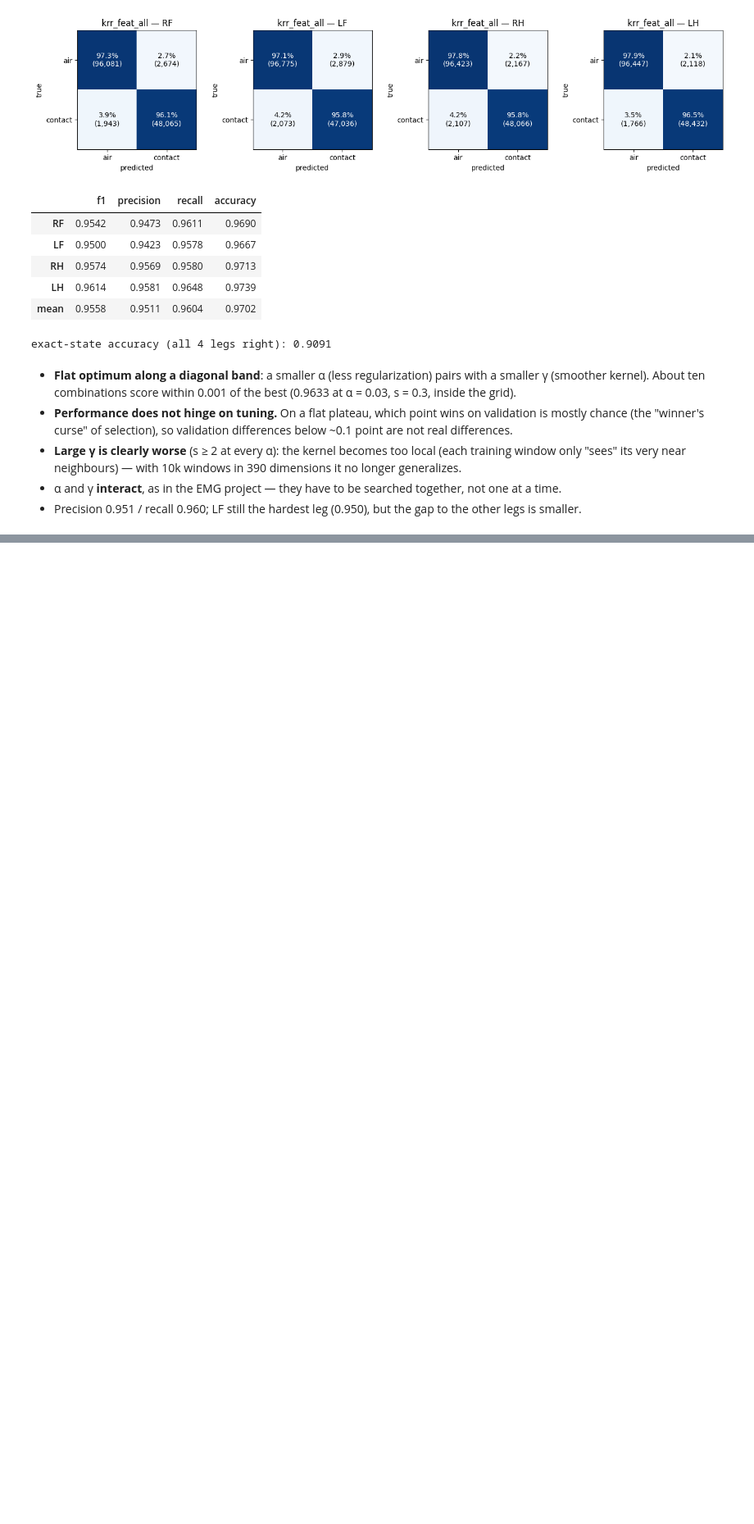
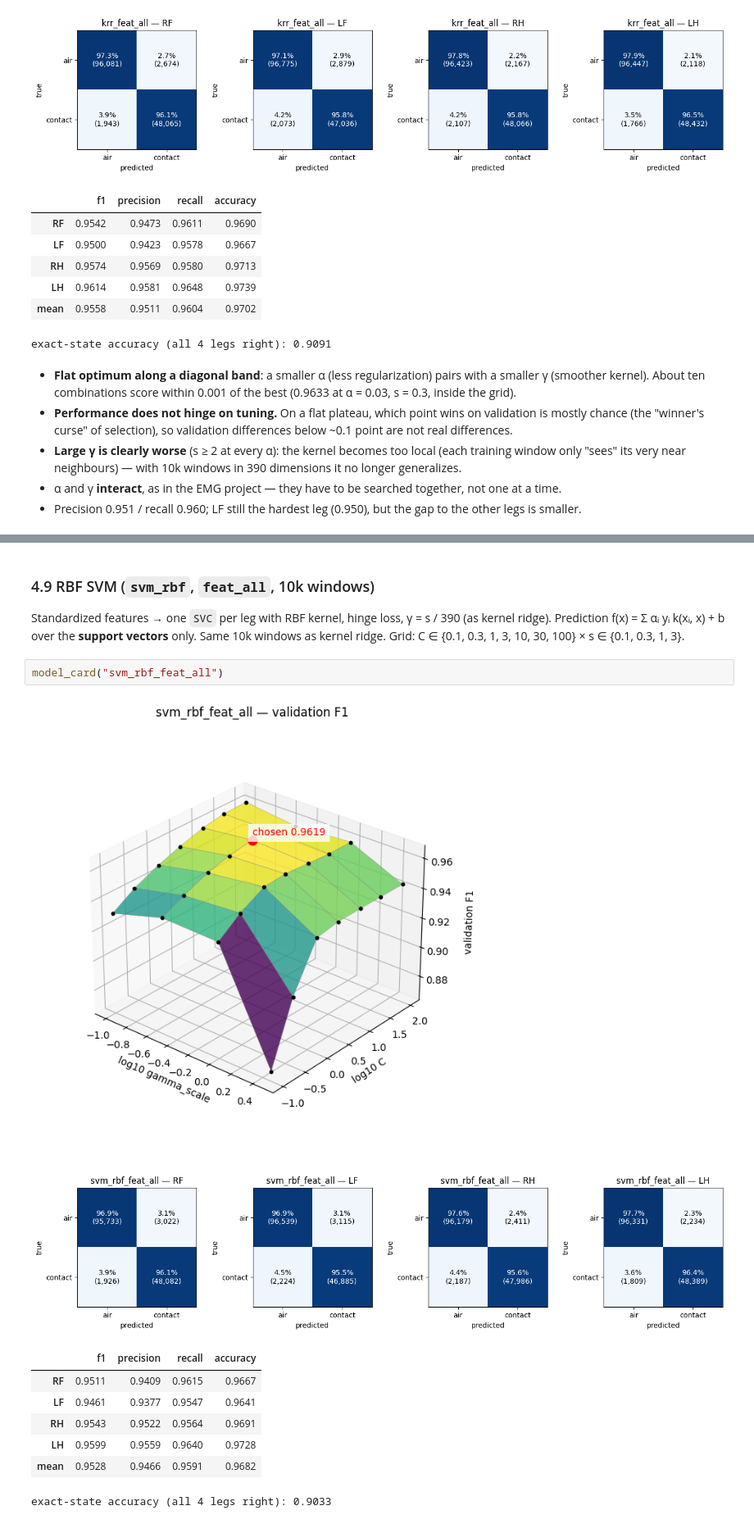
Before and after one commit to FilippoGorini/ML2_project, a Jupyter notebook: notebooks/02_results.ipynb, the cells around one changed output, grey strips where cells are left out. Shown at 82% size. Saved outputs shown, nothing was run; the diff lists cells and outputs as text; blank space fills up the shorter version.

```diff
--- a/notebooks/02_results.ipynb
+++ b/notebooks/02_results.ipynb
@@ -570,0 +681,18 @@ exact-state accuracy (all 4 legs right): 0.9091
+# %% [markdown]
+### 4.9 RBF SVM (`svm_rbf`, `feat_all`, 10k windows)
+
+Standardized features → one `SVC` per leg with RBF kernel, hinge loss, γ = s / 390 (as kernel ridge). Prediction
+f(x) = Σ αᵢ yᵢ k(xᵢ, x) + b over the **support vectors** only. Same 10k windows as kernel ridge.
+Grid: C ∈ {0.1, 0.3, 1, 3, 10, 30, 100} × s ∈ {0.1, 0.3, 1, 3}.
+# %%
+model_card("svm_rbf_feat_all")
+# %% [output]
+[figure, added]
+[figure, added]
+|  | f1 | precision | recall | accuracy |
+| RF | 0.9511 | 0.9409 | 0.9615 | 0.9667 |
+| LF | 0.9461 | 0.9377 | 0.9547 | 0.9641 |
+| RH | 0.9543 | 0.9522 | 0.9564 | 0.9691 |
+| LH | 0.9599 | 0.9559 | 0.9640 | 0.9728 |
+| mean | 0.9528 | 0.9466 | 0.9591 | 0.9682 |
+exact-state accuracy (all 4 legs right): 0.9033
```
Also changed, not shown: parts of 30 cells of this notebook, 7 other files.
